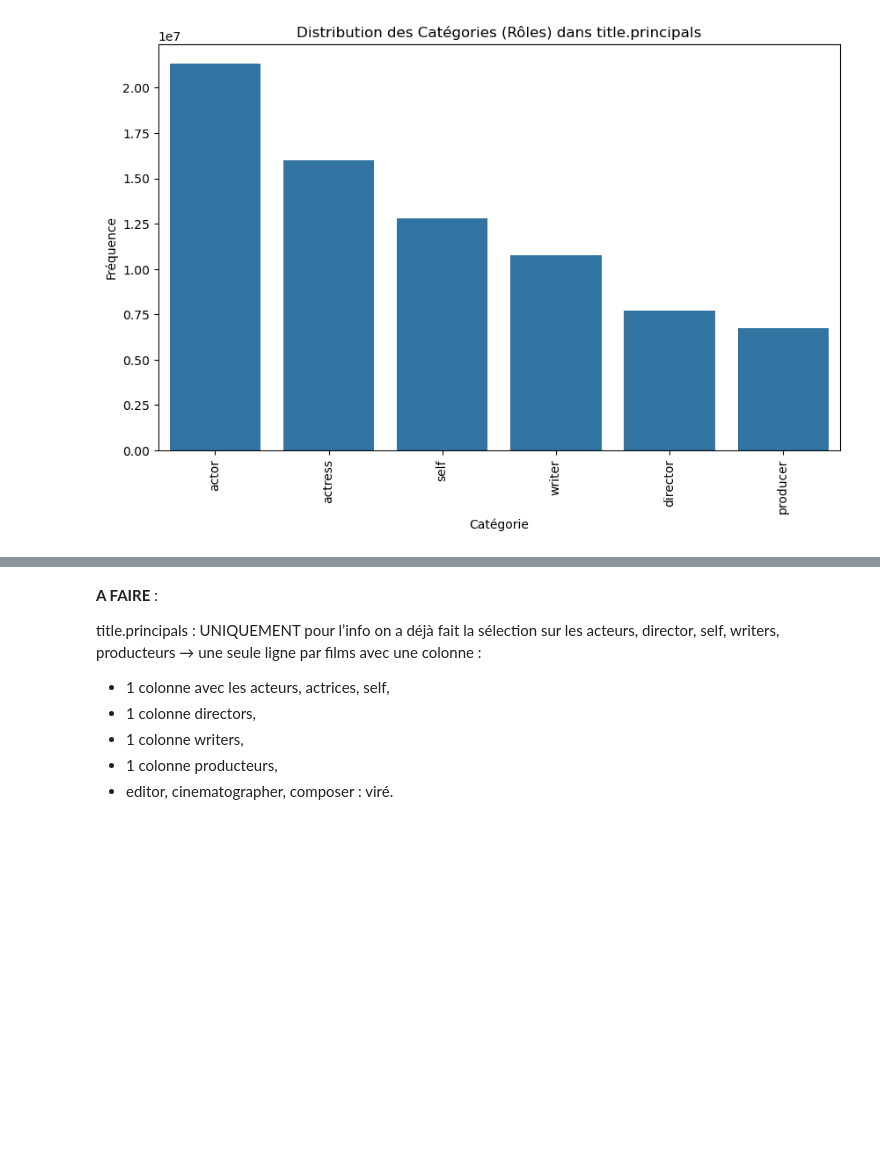
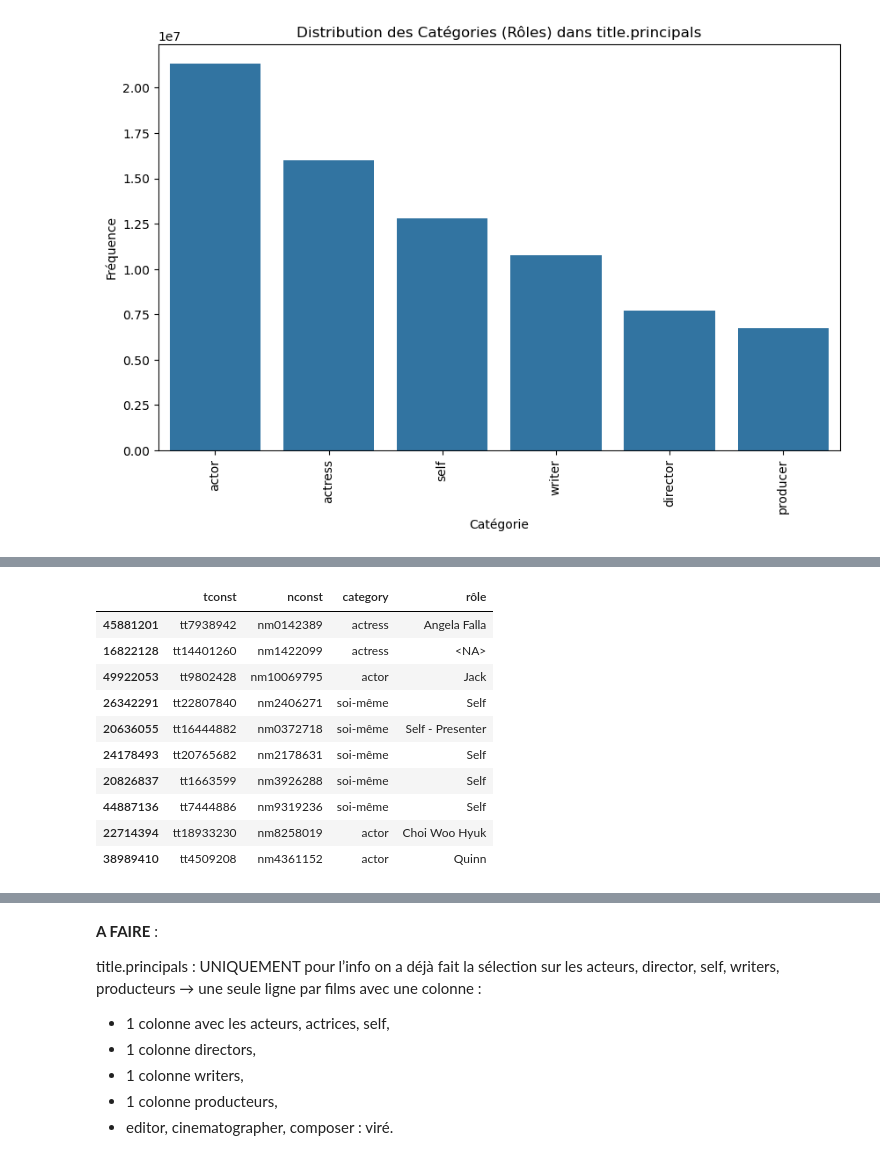
Before and after one commit to jpvt-data/AlgoCinema, a Jupyter notebook: exploration/exploration_title_principal.ipynb, the cells around one changed output, grey strips where cells are left out. Saved outputs shown, nothing was run; the diff lists cells and outputs as text; code cells hidden in the pictures; blank space fills up the shorter version.

```diff
--- a/exploration/exploration_title_principal.ipynb
+++ b/exploration/exploration_title_principal.ipynb
@@ -243,0 +297,14 @@ Name: count, Length: 4148522, dtype: int64
+# %%
+df_acteurs.sample(10)
+# %% [output]
+|  | tconst | nconst | category | rôle |
+| 45881201 | tt7938942 | nm0142389 | actress | Angela Falla |
+| 16822128 | tt14401260 | nm1422099 | actress | <NA> |
+| 49922053 | tt9802428 | nm10069795 | actor | Jack |
+| 26342291 | tt22807840 | nm2406271 | soi-même | Self |
+| 20636055 | tt16444882 | nm0372718 | soi-même | Self - Presenter |
+| 24178493 | tt20765682 | nm2178631 | soi-même | Self |
+| 20826837 | tt1663599 | nm3926288 | soi-même | Self |
+| 44887136 | tt7444886 | nm9319236 | soi-même | Self |
+| 22714394 | tt18933230 | nm8258019 | actor | Choi Woo Hyuk |
+| 38989410 | tt4509208 | nm4361152 | actor | Quinn |
```
Also changed, not shown: parts of 25 cells of this notebook, 7 other files.
